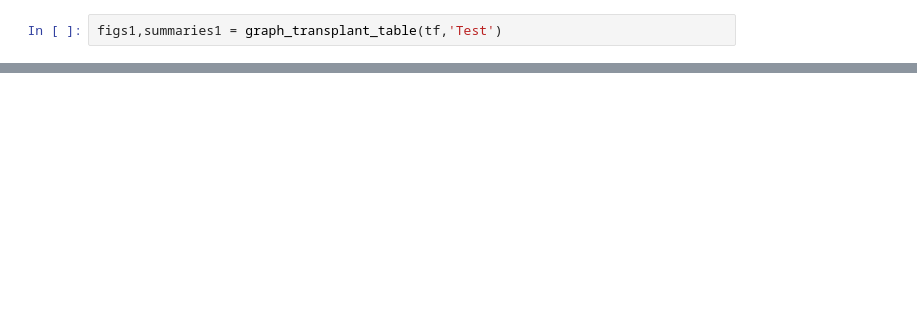
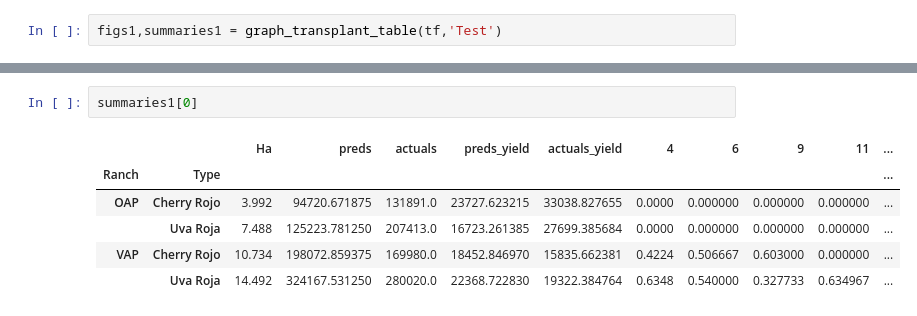
Before and after one commit to ZakirBAhmad/CherryOnTop, a Jupyter notebook: sandbox/graph_demo.ipynb, the cells around one changed output, grey strips where cells are left out. Saved outputs shown, nothing was run; the diff lists cells and outputs as text; blank space fills up the shorter version.

```diff
--- a/sandbox/demo.ipynb
+++ b/sandbox/graph_demo.ipynb
@@ -136,0 +178,9 @@ for fig in figs1:
+# %%
+summaries1[0]
+# %% [output]
+|  |  | Ha | preds | actuals | preds_yield | actuals_yield | 4 | 6 | 9 | 11 | ... |
+| Ranch | Type |  |  |  |  |  |  |  |  |  | ... |
+| OAP | Cherry Rojo | 3.992 | 94720.671875 | 131891.0 | 23727.623215 | 33038.827655 | 0.0000 | 0.000000 | 0.000000 | 0.000000 | ... |
+|  | Uva Roja | 7.488 | 125223.781250 | 207413.0 | 16723.261385 | 27699.385684 | 0.0000 | 0.000000 | 0.000000 | 0.000000 | ... |
+| VAP | Cherry Rojo | 10.734 | 198072.859375 | 169980.0 | 18452.846970 | 15835.662381 | 0.4224 | 0.506667 | 0.603000 | 0.000000 | ... |
+|  | Uva Roja | 14.492 | 324167.531250 | 280020.0 | 22368.722830 | 19322.384764 | 0.6348 | 0.540000 | 0.327733 | 0.634967 | ... |
```
Also changed, not shown: parts of 21 cells of this notebook, 9 other files.
